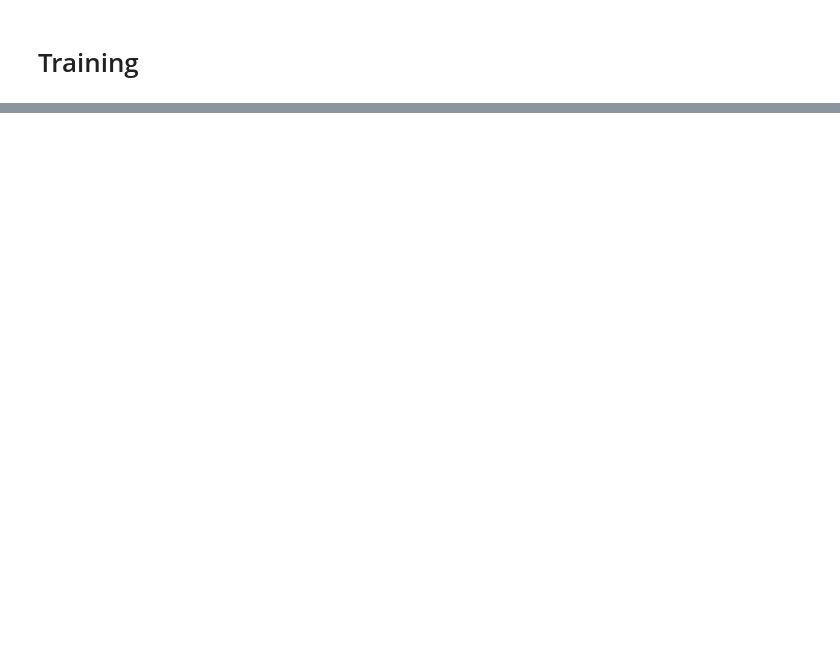
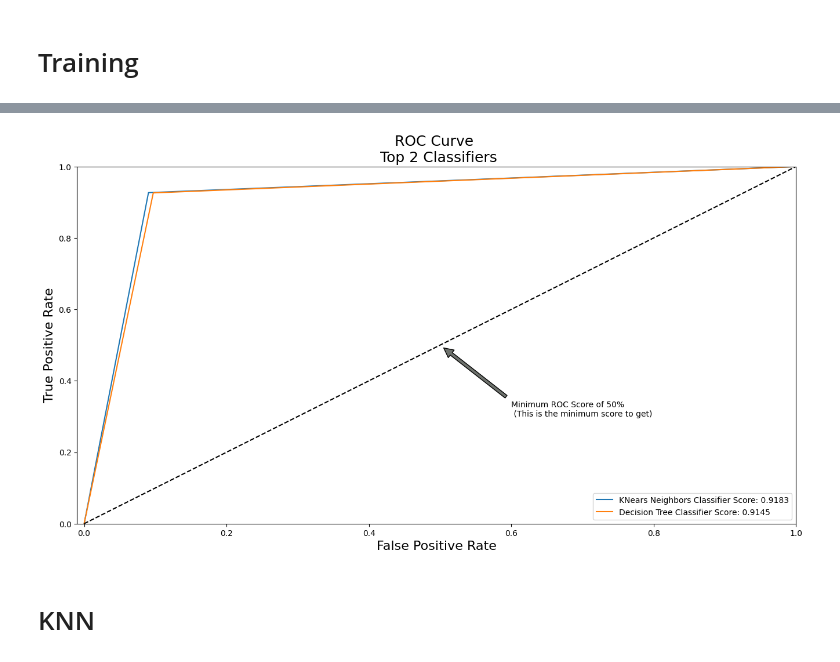
Before and after one commit to jackykang061233/ML, a Jupyter notebook: 信用卡冒用/baseline.ipynb, the cells around one changed output, grey strips where cells are left out. Cells and saved outputs as stored; diff of their text form; code cells hidden in the pictures; blank space fills up the shorter version.

```diff
--- a/信用卡冒用/baseline.ipynb
+++ b/信用卡冒用/baseline.ipynb
@@ -474,0 +536,10 @@ NameError: name 'estimatorˇ' is not defined
+# %%
+from sklearn.metrics import roc_curve
+from sklearn.model_selection import cross_val_predict
+from sklearn.metrics import roc_auc_score
+# Create a DataFrame with all the scores and the classifiers names.
+
+
+knears_pred = cross_val_predict(knears_neighbors, X_train, y_train, cv=5)
+
+tree_pred = cross_val_predict(tree_clf, X_train, y_train, cv=5)
@@ -474,0 +552,25 @@ NameError: name 'estimatorˇ' is not defined
+# %%
+knear_fpr, knear_tpr, knear_threshold = roc_curve(y_train, knears_pred)
+tree_fpr, tree_tpr, tree_threshold = roc_curve(y_train, tree_pred)
+
+
+def graph_roc_curve_multiple(knear_fpr, knear_tpr,tree_fpr, tree_tpr):
+    plt.figure(figsize=(16,8))
+    plt.title('ROC Curve \n Top 2 Classifiers', fontsize=18)
+    plt.plot(knear_fpr, knear_tpr, label='KNears Neighbors Classifier Score: {:.4f}'.format(roc_auc_score(y_train, knears_pred)))
+    plt.plot(tree_fpr, tree_tpr, label='Decision Tree Classifier Score: {:.4f}'.format(roc_auc_score(y_train, tree_pred)))
+    plt.plot([0, 1], [0, 1], 'k--')
+    plt.axis([-0.01, 1, 0, 1])
+    plt.xlabel('False Positive Rate', fontsize=16)
+    plt.ylabel('True Positive Rate', fontsize=16)
+    plt.annotate('Minimum ROC Score of 50% \n (This is the minimum score to get)', xy=(0.5, 0.5), xytext=(0.6, 0.3),
+                arrowprops=dict(facecolor='#6E726D', shrink=0.05),
+                )
+    plt.legend()
+
+graph_roc_curve_multiple(knear_fpr, knear_tpr, tree_fpr, tree_tpr)
+plt.show()
+# %% [output]
+[figure, added]
+# %% [markdown]
+# KNN
```
Also changed, not shown: parts of 48 cells of this notebook.
